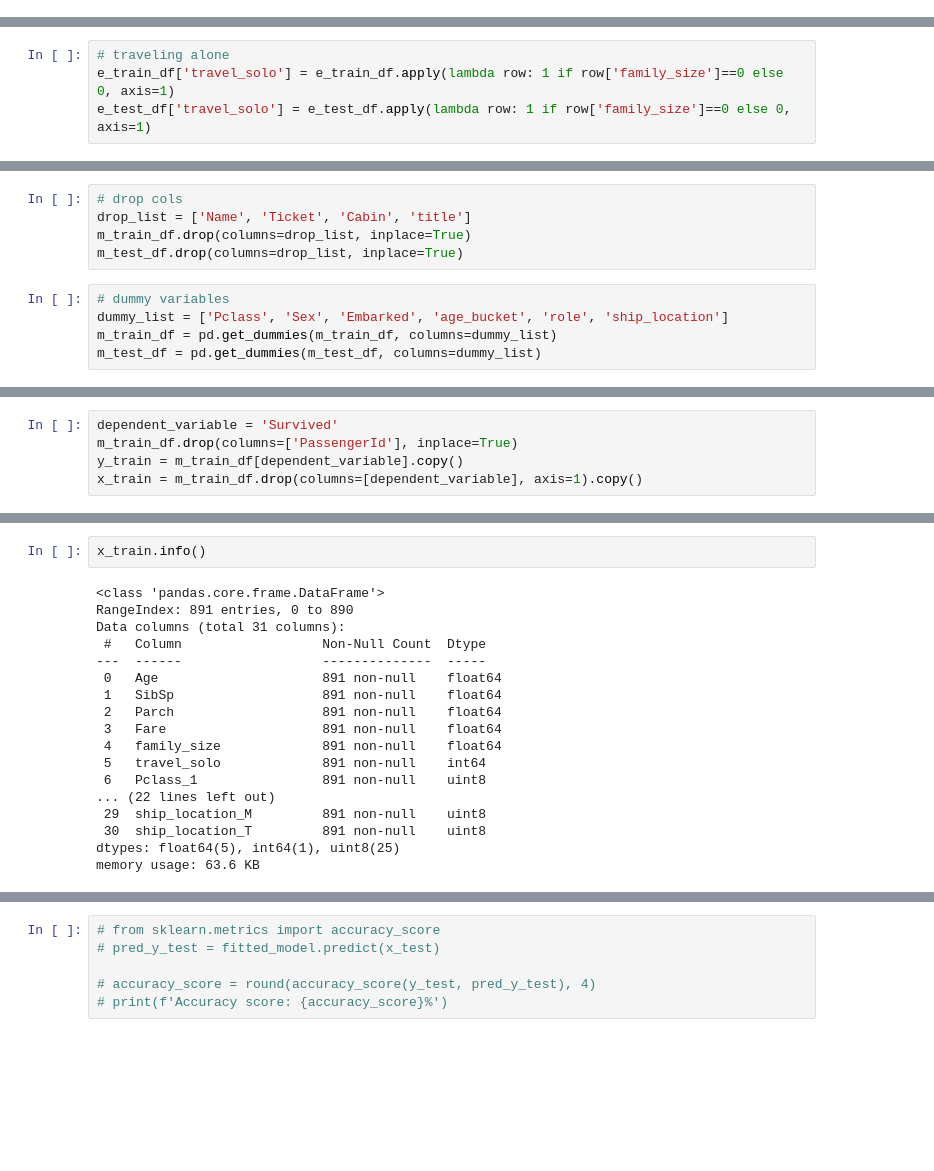
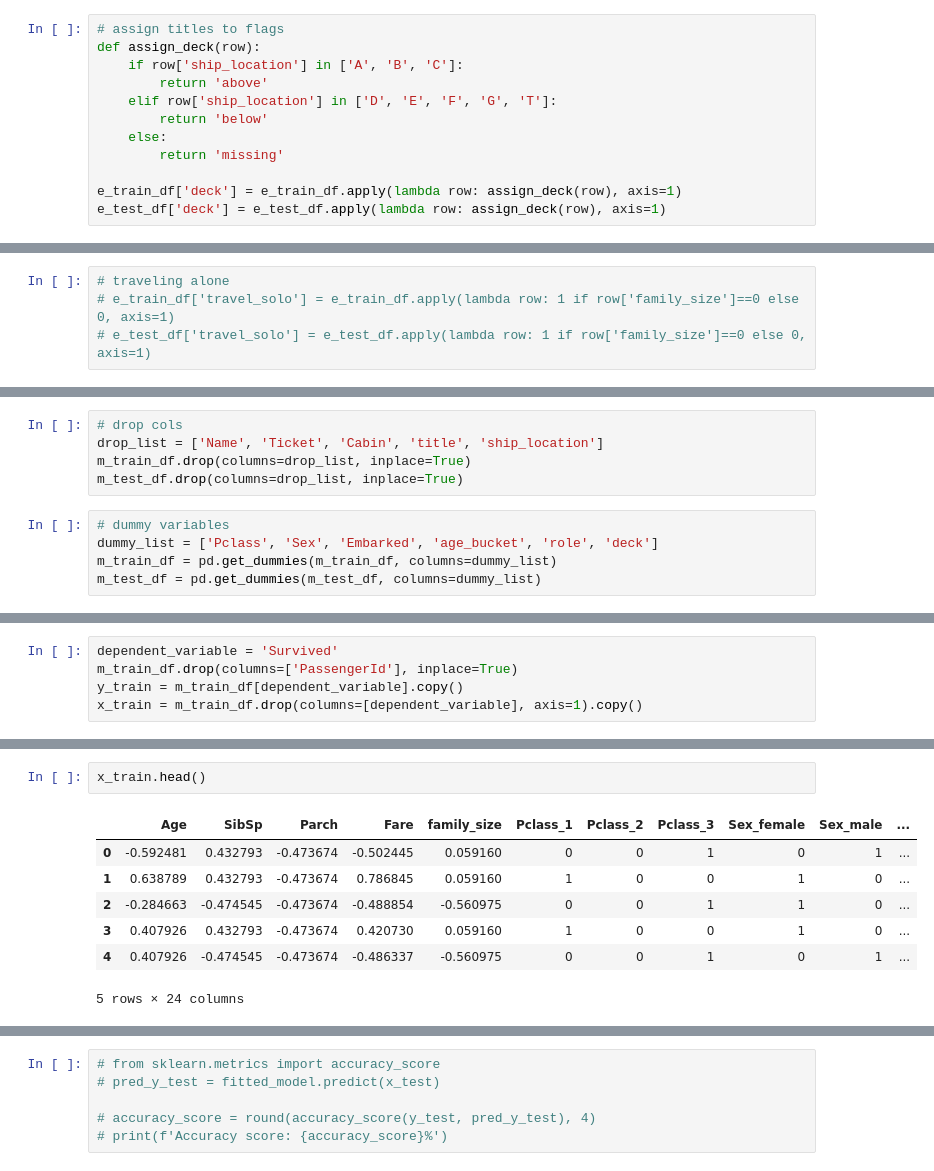
Before and after one commit to levimjoseph/kaggle-public, a Jupyter notebook: titanic-levimjoseph.ipynb, the cells around one changed output, grey strips where cells are left out. Cells and saved outputs as stored; diff of their text form; blank space fills up the shorter version.

```diff
--- a/titanic-levimjoseph.ipynb
+++ b/titanic-levimjoseph.ipynb
@@ -484,6 +472,18 @@ sns.catplot(x='ship_location', hue='Pclass', data=e_train_df, kind='count')
 [figure]
 # %% [markdown]
 Clearly passenger class correlates with both having been assigned a cabin.
+# %%
+# assign titles to flags
+def assign_deck(row):
+    if row['ship_location'] in ['A', 'B', 'C']:
+        return 'above'
+    elif row['ship_location'] in ['D', 'E', 'F', 'G', 'T']:
+        return 'below'
+    else:
+        return 'missing'
+
+e_train_df['deck'] = e_train_df.apply(lambda row: assign_deck(row), axis=1)
+e_test_df['deck'] = e_test_df.apply(lambda row: assign_deck(row), axis=1)
 # %% [markdown]
 family_size = The total amount of siblings, spouses, parents and children. The idea here is that larger families do not want to be split up, where as individuals can make more ruthless survi
 # %%
@@ -510,8 +510,8 @@ sns.catplot(x='family_size', hue='Survived', data=e_train_df, kind='count')
 It appears that solo travelers did not survive as much as those with small families. Larger families also appear to nto survive as much.
 # %%
 # traveling alone
-e_train_df['travel_solo'] = e_train_df.apply(lambda row: 1 if row['family_size']==0 else 0, axis=1)
-e_test_df['travel_solo'] = e_test_df.apply(lambda row: 1 if row['family_size']==0 else 0, axis=1)
+# e_train_df['travel_solo'] = e_train_df.apply(lambda row: 1 if row['family_size']==0 else 0, axis=1)
+# e_test_df['travel_solo'] = e_test_df.apply(lambda row: 1 if row['family_size']==0 else 0, axis=1)
 # %%
 e_train_df.info()
 # %% [output]
@@ -558,12 +558,12 @@ m_train_df = e_train_df.copy()
 m_test_df = e_test_df.copy()
 # %%
 # drop cols
-drop_list = ['Name', 'Ticket', 'Cabin', 'title']
+drop_list = ['Name', 'Ticket', 'Cabin', 'title', 'ship_location']
 m_train_df.drop(columns=drop_list, inplace=True)
 m_test_df.drop(columns=drop_list, inplace=True)
 # %%
 # dummy variables
-dummy_list = ['Pclass', 'Sex', 'Embarked', 'age_bucket', 'role', 'ship_location']
+dummy_list = ['Pclass', 'Sex', 'Embarked', 'age_bucket', 'role', 'deck']
 m_train_df = pd.get_dummies(m_train_df, columns=dummy_list)
 m_test_df = pd.get_dummies(m_test_df, columns=dummy_list)
 # %% [markdown]
@@ -699,24 +696,14 @@ x_train = m_train_df.drop(columns=[dependent_variable], axis=1).copy()
 
 # fitted_model = search_model.fit(x_train, y_train)
 # %%
-x_train.info()
+x_train.head()
 # %% [output]
+|  | Age | SibSp | Parch | Fare | family_size | Pclass_1 | Pclass_2 | Pclass_3 | Sex_female | Sex_male | ... |
+| 0 | -0.592481 | 0.432793 | -0.473674 | -0.502445 | 0.059160 | 0 | 0 | 1 | 0 | 1 | ... |
+| 1 | 0.638789 | 0.432793 | -0.473674 | 0.786845 | 0.059160 | 1 | 0 | 0 | 1 | 0 | ... |
+| 2 | -0.284663 | -0.474545 | -0.473674 | -0.488854 | -0.560975 | 0 | 0 | 1 | 1 | 0 | ... |
+| 3 | 0.407926 | 0.432793 | -0.473674 | 0.420730 | 0.059160 | 1 | 0 | 0 | 1 | 0 | ... |
+| 4 | 0.407926 | -0.474545 | -0.473674 | -0.486337 | -0.560975 | 0 | 0 | 1 | 0 | 1 | ... |
-<class 'pandas.core.frame.DataFrame'>
-RangeIndex: 891 entries, 0 to 890
-Data columns (total 31 columns):
- #   Column                  Non-Null Count  Dtype
----  ------                  --------------  -----
- 0   Age                     891 non-null    float64
- 1   SibSp                   891 non-null    float64
- 2   Parch                   891 non-null    float64
- 3   Fare                    891 non-null    float64
- 4   family_size             891 non-null    float64
- 5   travel_solo             891 non-null    int64
- 6   Pclass_1                891 non-null    uint8
-... (22 lines left out)
- 29  ship_location_M         891 non-null    uint8
- 30  ship_location_T         891 non-null    uint8
-dtypes: float64(5), int64(1), uint8(25)
-memory usage: 63.6 KB
+5 rows × 24 columns
 # %%
 # use random CV and xgboost
```
Also changed, not shown: parts of 12 cells of this notebook.
